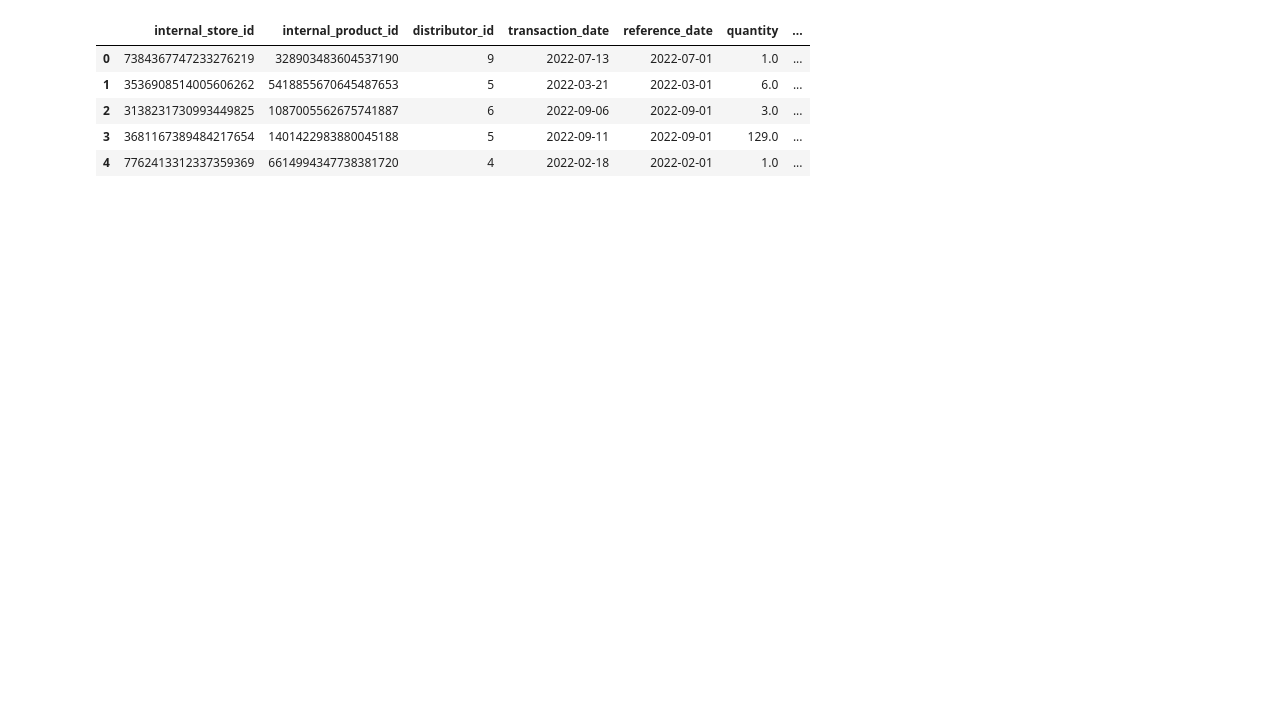
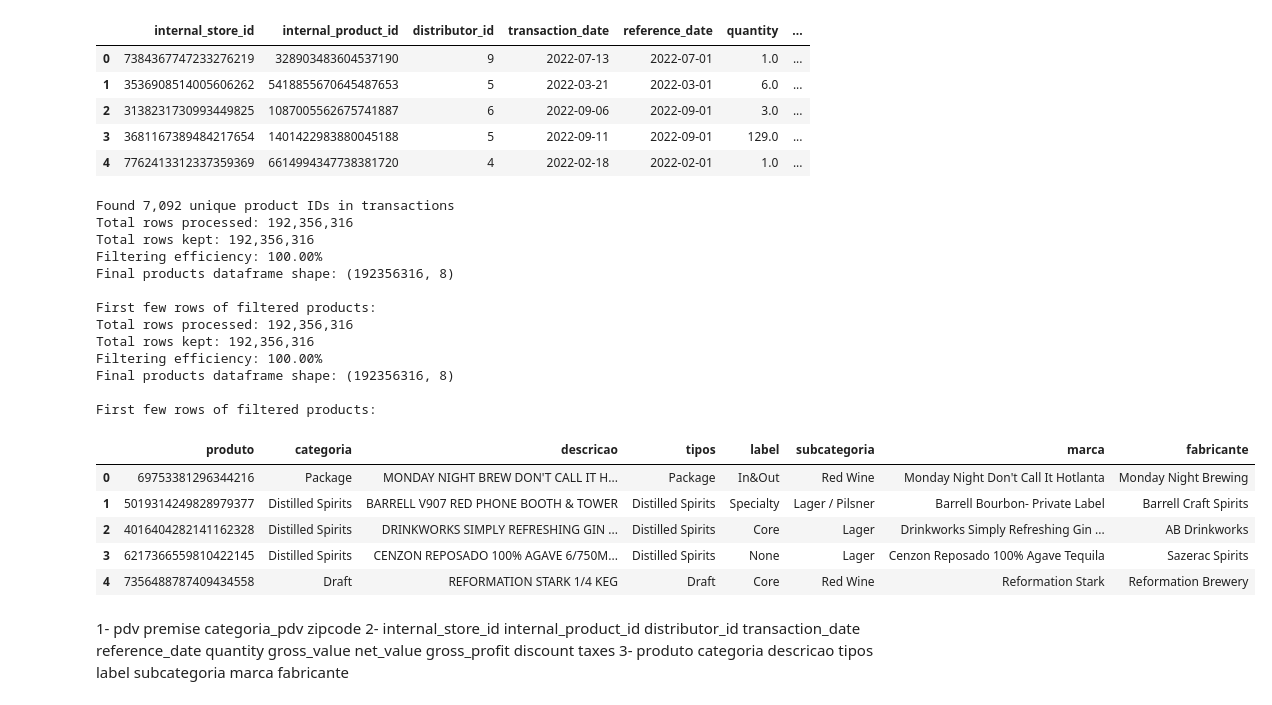
Before and after one commit to Martoto/BigData_ForecastHackathon, a Jupyter notebook: silicionauta.ipynb, the cells around one changed output. Saved outputs shown, nothing was run; the diff lists cells and outputs as text; code cells hidden in the pictures; blank space fills up the shorter version.

```diff
--- a/silicionauta.ipynb
+++ b/silicionauta.ipynb
@@ -53,7 +87,8 @@ FileNotFoundError: [Errno 2] Failed to open local file '/content/part-00000-tid-
 # %%
-file_path = '/content/part-00000-tid-5196563791502273604-c90d3a24-52f2-4955-b4ec-fb143aae74d8-4-1-c000.snappy.parquet'
-df_third = pd.read_parquet(file_path)
-display(df_third.head())
+import pandas as pd
+file_path = './data/part-00000-tid-5196563791502273604-c90d3a24-52f2-4955-b4ec-fb143aae74d8-4-1-c000.snappy.parquet'
+df_transactions = pd.read_parquet(file_path)
+display(df_transactions.head())
 # %% [output]
 |  | internal_store_id | internal_product_id | distributor_id | transaction_date | reference_date | quantity | ... |
 | 0 | 7384367747233276219 | 328903483604537190 | 9 | 2022-07-13 | 2022-07-01 | 1.0 | ... |
@@ -61,3 +96,59 @@ display(df_third.head())
 | 2 | 3138231730993449825 | 1087005562675741887 | 6 | 2022-09-06 | 2022-09-01 | 3.0 | ... |
 | 3 | 3681167389484217654 | 1401422983880045188 | 5 | 2022-09-11 | 2022-09-01 | 129.0 | ... |
 | 4 | 7762413312337359369 | 6614994347738381720 | 4 | 2022-02-18 | 2022-02-01 | 1.0 | ... |
+# %%
+import pandas as pd
+import pyarrow.parquet as pq
+
+# Get unique product IDs from transactions for filtering
+valid_product_ids = set(df_transactions['internal_product_id'].unique())
+print(f"Found {len(valid_product_ids):,} unique product IDs in transactions")
+
+file_path = './data/part-00000-tid-6364321654468257203-dc13a5d6-36ae-48c6-a018-37d8cfe34cf6-263-1-c000.snappy.parquet'
+table = pq.ParquetFile(file_path)
+
+# Collect filtered chunks
+filtered_chunks = []
+total_rows_processed = 0
+total_rows_kept = 0
+
+for batch in table.iter_batches(batch_size=5000):
+    df_chunk = batch.to_pandas()
+    total_rows_processed += len(df_chunk)
+
+    # Filter to keep only products that exist in transactions
+    filtered_chunk = df_chunk[df_chunk['produto'].isin(valid_product_ids)]
+    total_rows_kept += len(filtered_chunk)
+
+    if len(filtered_chunk) > 0:
+        filtered_chunks.append(filtered_chunk)
+
+# Combine all filtered chunks
+df_products = pd.concat(filtered_chunks, ignore_index=True) if filtered_chunks else pd.DataFrame()
+
+print(f"Total rows processed: {total_rows_processed:,}")
+print(f"Total rows kept: {total_rows_kept:,}")
+print(f"Filtering efficiency: {(total_rows_kept/total_rows_processed)*100:.2f}%")
+print(f"Final products dataframe shape: {df_products.shape}")
+print("\nFirst few rows of filtered products:")
+display(df_products.head())
+# %% [output]
+Found 7,092 unique product IDs in transactions
+Total rows processed: 192,356,316
+Total rows kept: 192,356,316
+Filtering efficiency: 100.00%
+Final products dataframe shape: (192356316, 8)
+
+First few rows of filtered products:
+Total rows processed: 192,356,316
+Total rows kept: 192,356,316
+Filtering efficiency: 100.00%
+Final products dataframe shape: (192356316, 8)
+
+First few rows of filtered products:
+|  | produto | categoria | descricao | tipos | label | subcategoria | marca | fabricante |
+| 0 | 69753381296344216 | Package | MONDAY NIGHT BREW DON'T CALL IT H... | Package | In&Out | Red Wine | Monday Night Don't Call It Hotlanta | Monday Night Brewing |
+| 1 | 5019314249828979377 | Distilled Spirits | BARRELL V907 RED PHONE BOOTH & TOWER | Distilled Spirits | Specialty | Lager / Pilsner | Barrell Bourbon- Private Label | Barrell Craft Spirits |
+| 2 | 4016404282141162328 | Distilled Spirits | DRINKWORKS SIMPLY REFRESHING GIN ... | Distilled Spirits | Core | Lager | Drinkworks Simply Refreshing Gin ... | AB Drinkworks |
+| 3 | 6217366559810422145 | Distilled Spirits | CENZON REPOSADO 100% AGAVE 6/750M... | Distilled Spirits | None | Lager | Cenzon Reposado 100% Agave Tequila | Sazerac Spirits |
+| 4 | 7356488787409434558 | Draft | REFORMATION STARK 1/4 KEG | Draft | Core | Red Wine | Reformation Stark | Reformation Brewery |
@@ -63,0 +192,4 @@ display(df_third.head())
+# %% [markdown]
+1- pdv	premise	categoria_pdv	zipcode
+2- internal_store_id	internal_product_id	distributor_id	transaction_date	reference_date	quantity	gross_value	net_value	gross_profit	discount	taxes
+3- produto categoria descricao tipos label subcategoria marca fabricante
```
Also changed, not shown: parts of 22 cells of this notebook, 1 other file.
